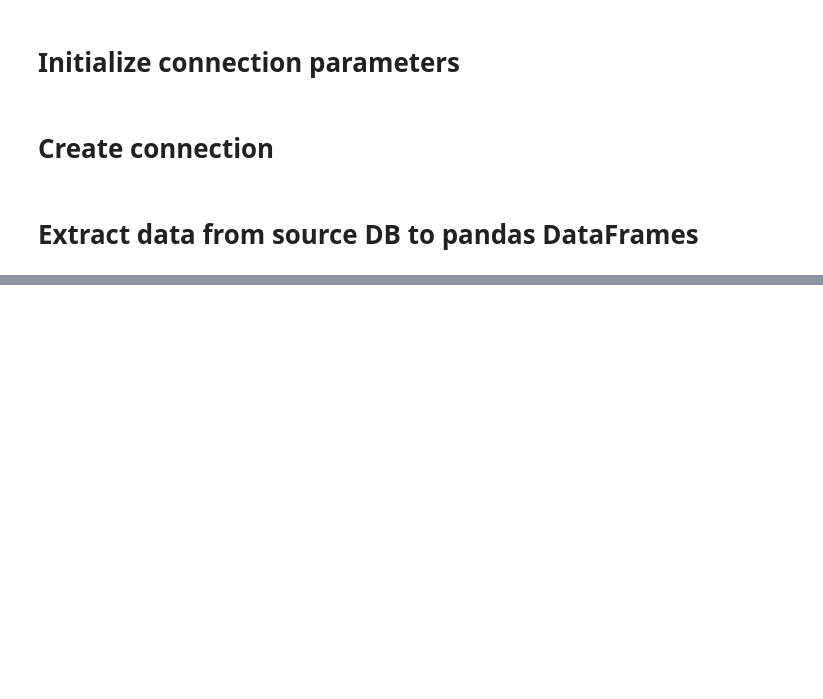
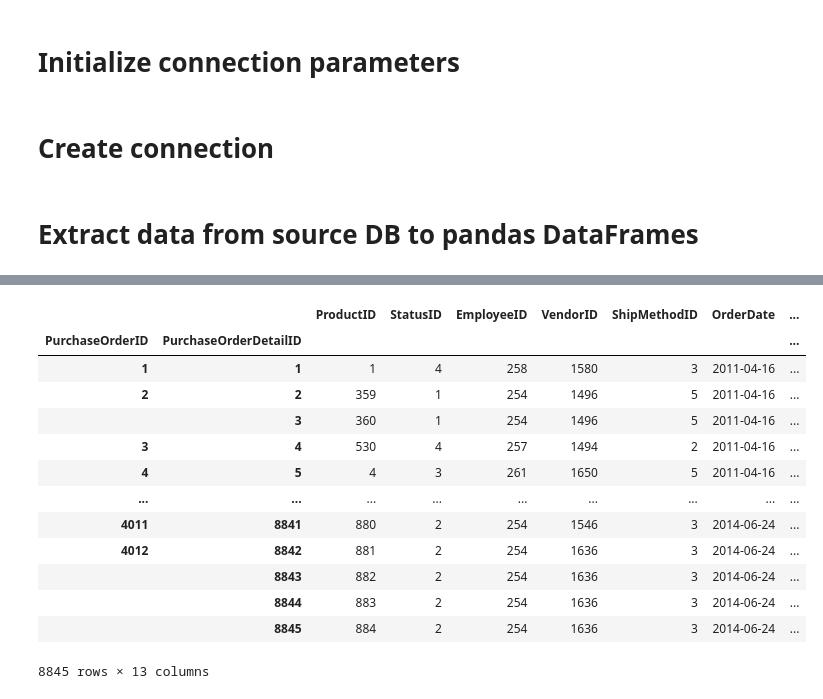
Before and after one commit to minh-nguyenhoang/DW-ETL-20212, a Jupyter notebook: ETL.ipynb, the cells around one changed output, grey strips where cells are left out. Drawn from its saved outputs; the diff is of its cells as text; code cells hidden in the pictures; blank space fills up the shorter version.

```diff
--- a/ETL.ipynb
+++ b/ETL.ipynb
@@ -75,0 +363,3 @@ cursor.commit()
+# %%
+dw['DimPurchasingStatus']=pd.DataFrame({'PurchasingStatusID':[1,2,3,4],'Name':['Pending','Approved','Rejected','Completed']}).set_index('PurchasingStatusID')
+dw['DimPurchasingStatus']
@@ -75,0 +375,3 @@ cursor.commit()
+# %%
+dw['DimSalesStatus']=pd.DataFrame({'SalesStatusID':[1,2,3,4,5,6],'Name':['In process','Approved','Backordered','Rejected','Shipped','Cancelled']}).set_index('SalesStatusID')
+dw['DimSalesStatus']
@@ -75,0 +389,3 @@ cursor.commit()
+# %%
+dw['DimOnlineOrderFlag']=pd.DataFrame({'OnlineOrderFlagID':[0,1],'Name':['Sale person','Online']}).set_index('OnlineOrderFlagID')
+dw['DimOnlineOrderFlag']
@@ -75,0 +435,23 @@ cursor.commit()
+# %%
+dw['FactPurchaseOrders']=dfst['Purchasing.PurchaseOrderDetail'].join(dfst['Purchasing.PurchaseOrderHeader'].reindex(dfst['Purchasing.PurchaseOrderDetail'].index, level=0))
+# %%
+column_order=[ 'ProductID', 'StatusID', 'EmployeeID', 'VendorID','ShipMethodID', 'OrderDate','DueDate',
+           'ShipDate', 'LineTotal', 'OrderQty','ReceivedQty','RejectedQty', 'StockedQty']
+dw['FactPurchaseOrders'].rename(columns={'Status':'StatusID'},inplace=True)
+dw['FactPurchaseOrders']=dw['FactPurchaseOrders'].reindex(columns=column_order)
+dw['FactPurchaseOrders']
+# %% [output]
+|  |  | ProductID | StatusID | EmployeeID | VendorID | ShipMethodID | OrderDate | ... |
+| PurchaseOrderID | PurchaseOrderDetailID |  |  |  |  |  |  | ... |
+| 1 | 1 | 1 | 4 | 258 | 1580 | 3 | 2011-04-16 | ... |
+| 2 | 2 | 359 | 1 | 254 | 1496 | 5 | 2011-04-16 | ... |
+|  | 3 | 360 | 1 | 254 | 1496 | 5 | 2011-04-16 | ... |
+| 3 | 4 | 530 | 4 | 257 | 1494 | 2 | 2011-04-16 | ... |
+| 4 | 5 | 4 | 3 | 261 | 1650 | 5 | 2011-04-16 | ... |
+| ... | ... | ... | ... | ... | ... | ... | ... | ... |
+| 4011 | 8841 | 880 | 2 | 254 | 1546 | 3 | 2014-06-24 | ... |
+| 4012 | 8842 | 881 | 2 | 254 | 1636 | 3 | 2014-06-24 | ... |
+|  | 8843 | 882 | 2 | 254 | 1636 | 3 | 2014-06-24 | ... |
+|  | 8844 | 883 | 2 | 254 | 1636 | 3 | 2014-06-24 | ... |
+|  | 8845 | 884 | 2 | 254 | 1636 | 3 | 2014-06-24 | ... |
+8845 rows × 13 columns
```
Also changed, not shown: parts of 66 cells of this notebook, 2 other files.
